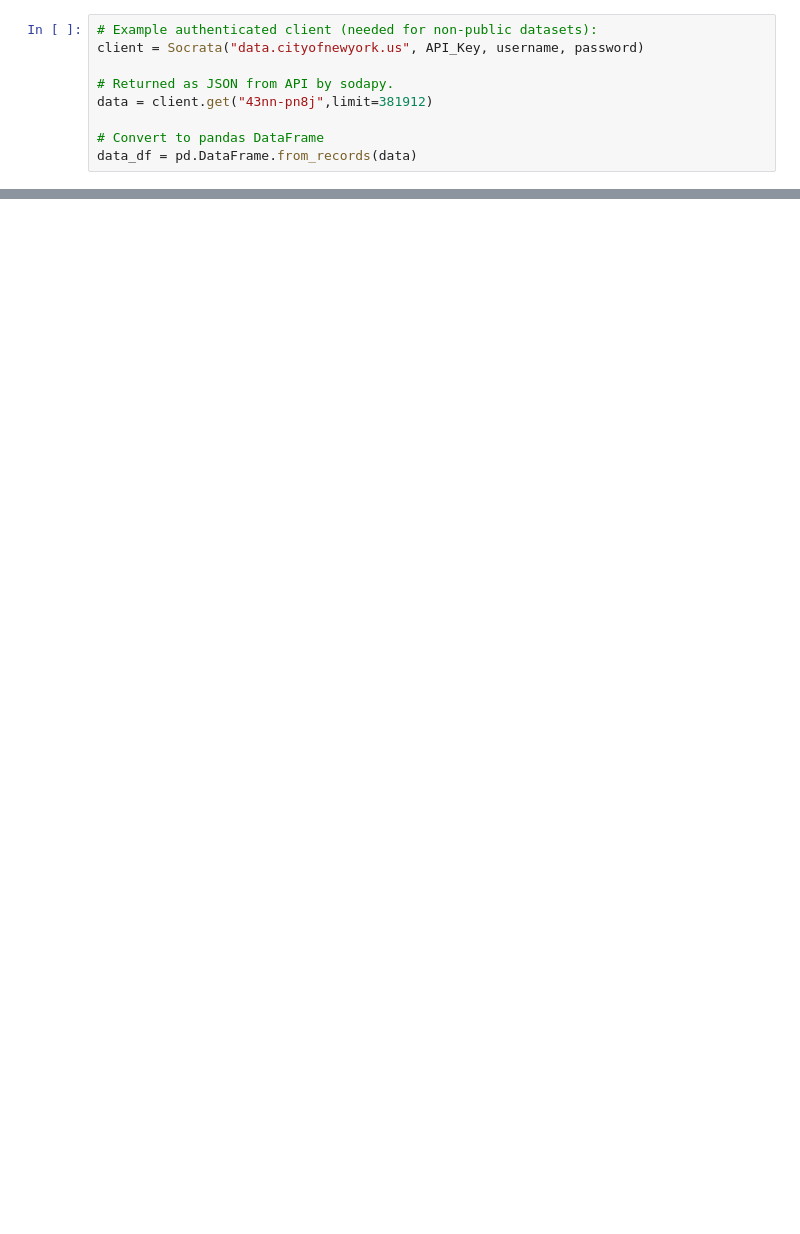
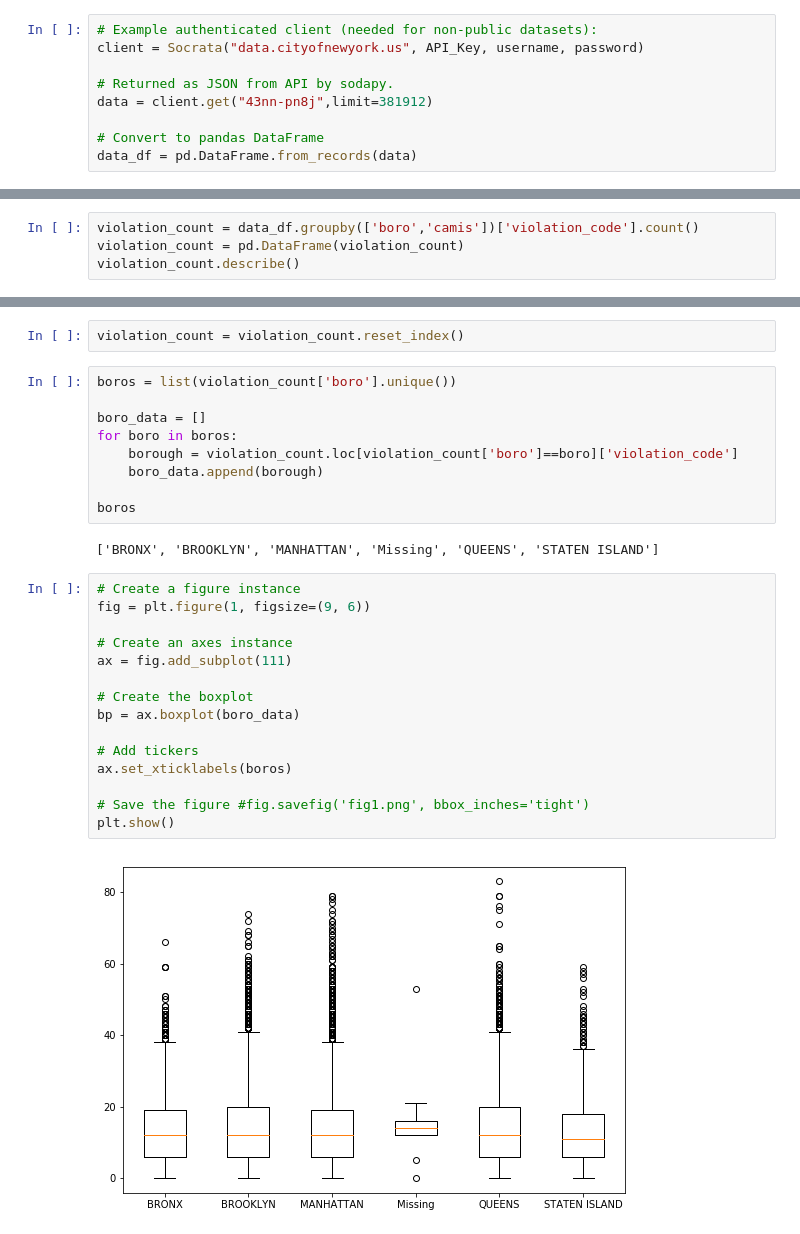
Before and after one commit to vknguyen1902/nyc-restaurants-inspections, a Jupyter notebook: json-restaurants-inspections.ipynb, the cells around one changed output, grey strips where cells are left out. Drawn from its saved outputs; the diff is of its cells as text; blank space fills up the shorter version.

Commit message:
exploring the number of violations by boroughs

```diff
--- a/json-restaurants-inspections.ipynb
+++ b/json-restaurants-inspections.ipynb
@@ -61,2 +64,6 @@ zipcode                  376362 non-null object
 dtypes: object(18)
 memory usage: 52.4+ MB
+# %%
+violation_count = data_df.groupby(['boro','camis'])['violation_code'].count()
+violation_count = pd.DataFrame(violation_count)
+violation_count.describe()
@@ -62,0 +85,30 @@ memory usage: 52.4+ MB
+# %%
+violation_count = violation_count.reset_index()
+# %%
+boros = list(violation_count['boro'].unique())
+
+boro_data = []
+for boro in boros:
+    borough = violation_count.loc[violation_count['boro']==boro]['violation_code']
+    boro_data.append(borough)
+
+boros
+# %% [output]
+['BRONX', 'BROOKLYN', 'MANHATTAN', 'Missing', 'QUEENS', 'STATEN ISLAND']
+# %%
+# Create a figure instance
+fig = plt.figure(1, figsize=(9, 6))
+
+# Create an axes instance
+ax = fig.add_subplot(111)
+
+# Create the boxplot
+bp = ax.boxplot(boro_data)
+
+# Add tickers
+ax.set_xticklabels(boros)
+
+# Save the figure #fig.savefig('fig1.png', bbox_inches='tight')
+plt.show()
+# %% [output]
+[figure, added]
```
Also changed, not shown: parts of 6 cells of this notebook.
